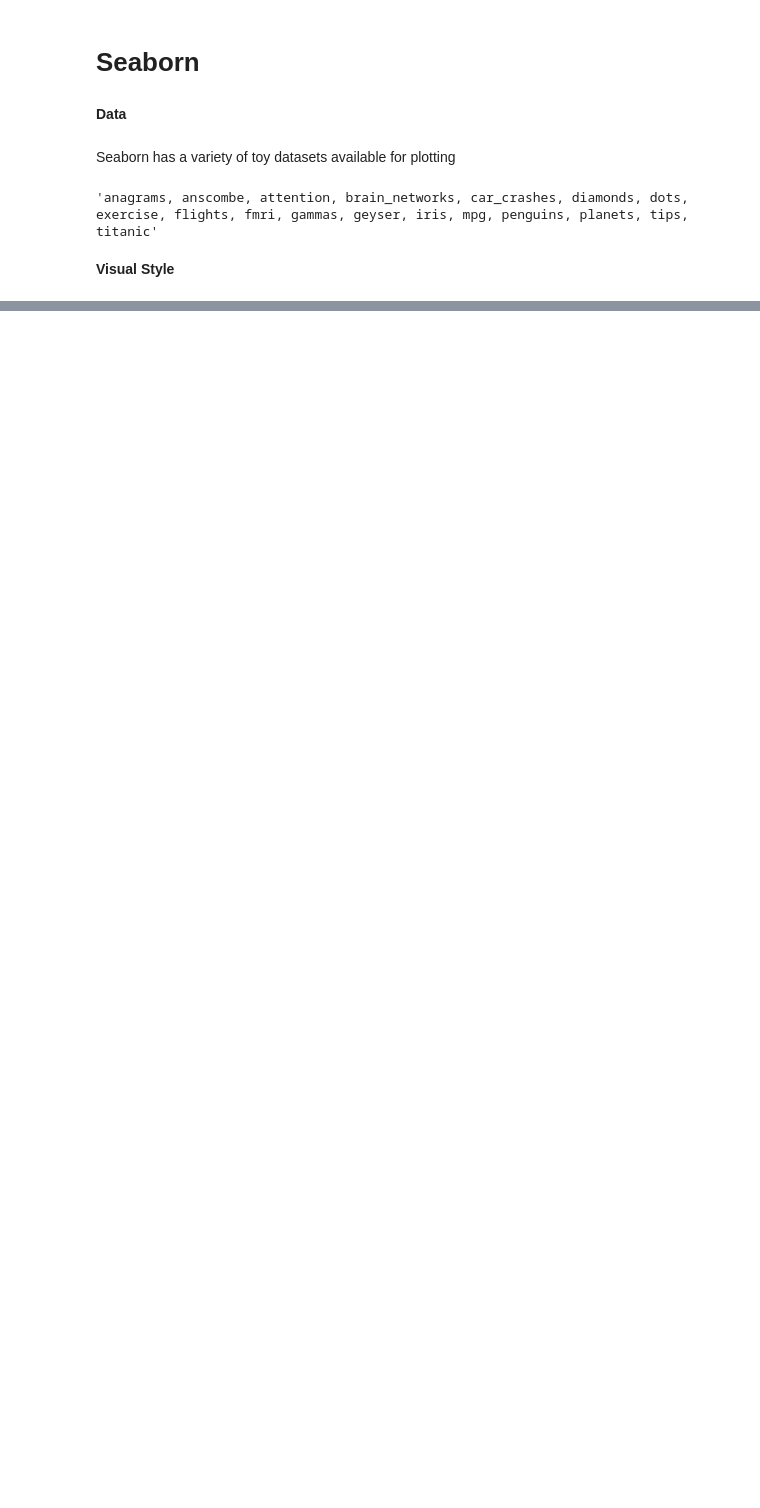
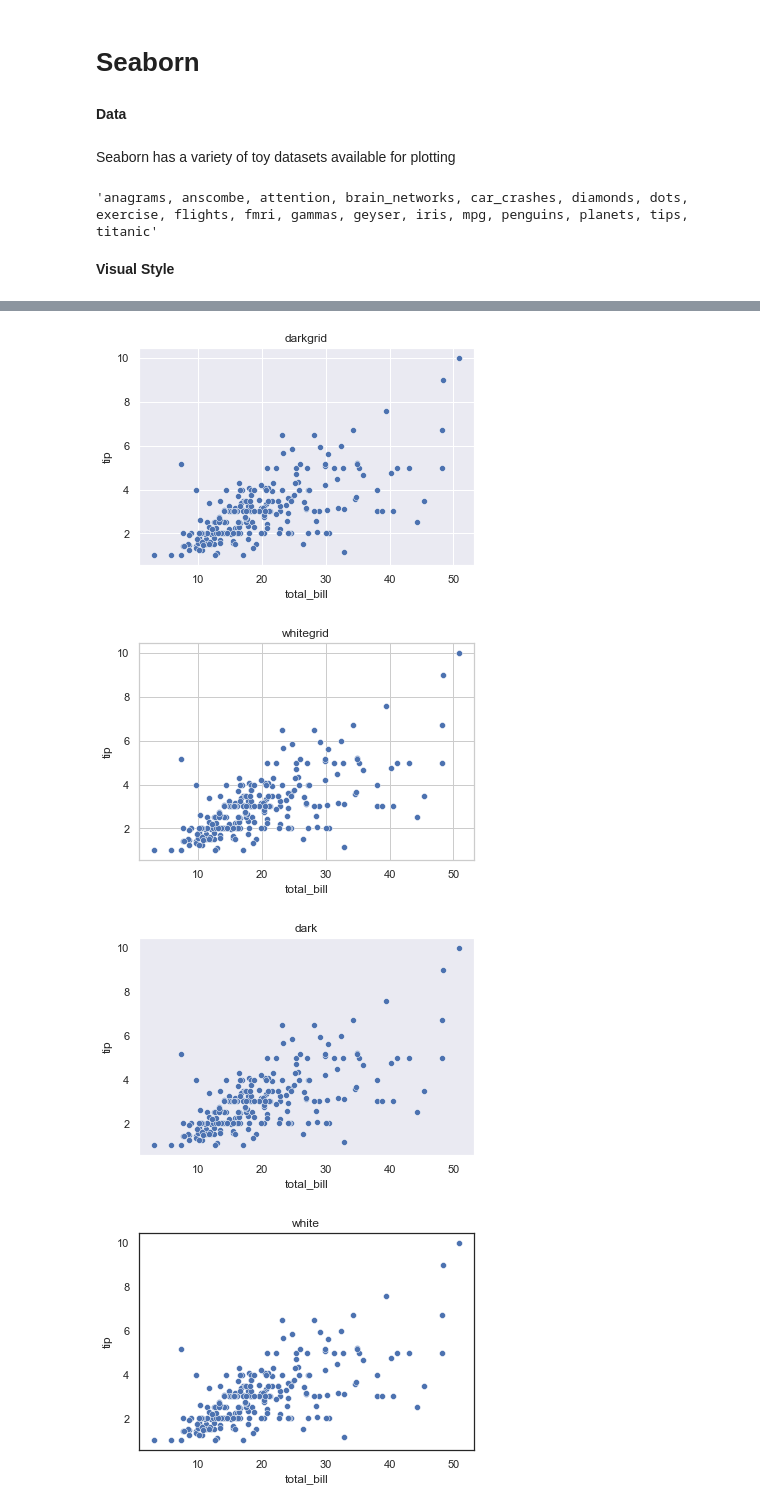
Before and after one commit to cjuracek/refresher, a Jupyter notebook: Seaborn.ipynb, the cells around one changed output, grey strips where cells are left out. Drawn from its saved outputs; the diff is of its cells as text; code cells hidden in the pictures; blank space fills up the shorter version.

Commit message:
Fixed example showcasing 5 different seaborn plots

```diff
--- a/Seaborn.ipynb
+++ b/Seaborn.ipynb
@@ -21,7 +19 @@ By default, `seaborn` will plot with `matplotlib` defaults. Use `sns.set_theme()
-# %%
-sns.reset_orig()
-fig, (ax1, ax2) = plt.subplots(nrows=1, ncols=2)
-sns.scatterplot(x=data['total_bill'], y=data['tip'], ax=ax1)
-sns.set_theme()
-sns.scatterplot(x=data['total_bill'], y=data['tip'], ax=ax2);
 # %% [markdown]
@@ -29,6 +21,11 @@ Aside from that, there are 5 styles in seaborn: darkgrid (default), whitegrid, d
 # %%
 themes = ['darkgrid', 'whitegrid', 'dark', 'white', 'ticks']
 for theme in themes:
     sns.set_style(theme)
-    sns.scatterplot(x=data['total_bill'], y=data['tip'])
+    sns.scatterplot(x=data['total_bill'], y=data['tip']).set_title(theme)
     plt.show()
+# %% [output]
+[figure, added]
+[figure, added]
+[figure, added]
+[figure, added]
```
Also changed, not shown: parts of 3 cells of this notebook, 1 other file.
